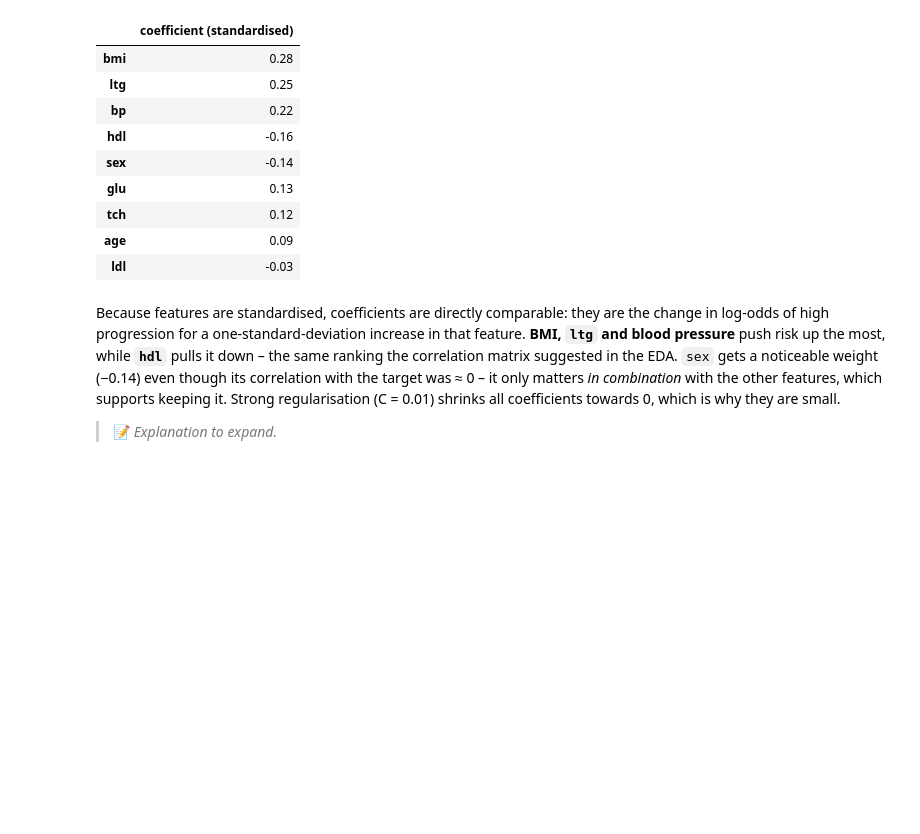
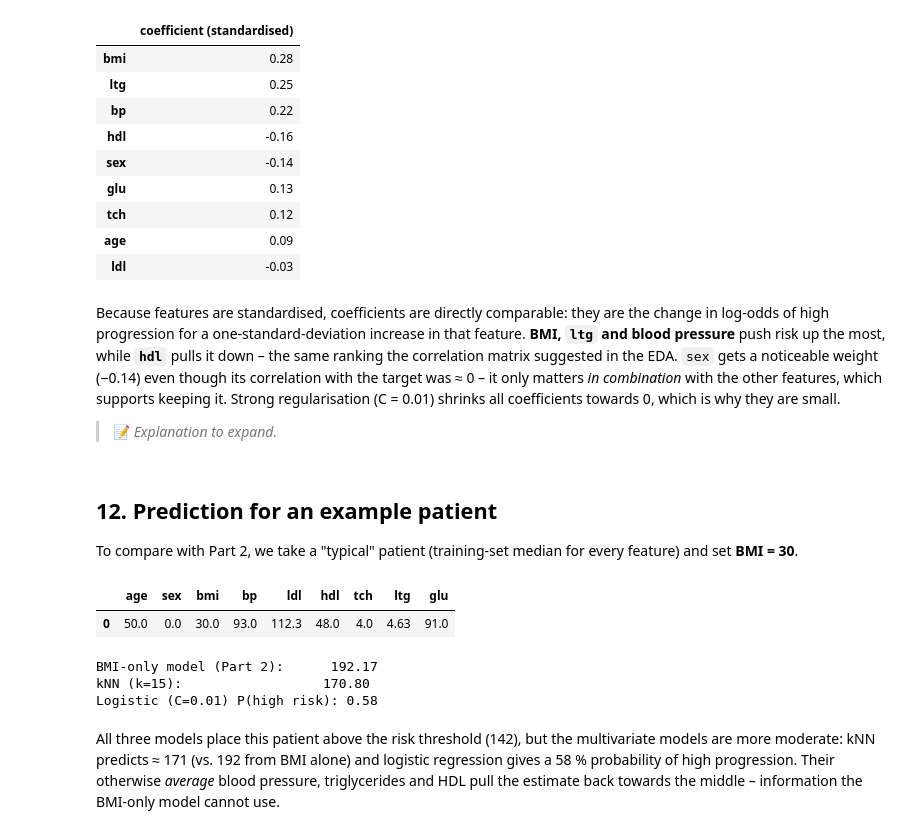
Before and after one commit to Namypark/diabetes-progression-lab2, a Jupyter notebook: lab2_diabetes.ipynb, the cells around one changed output. Drawn from its saved outputs; the diff is of its cells as text; code cells hidden in the pictures; blank space fills up the shorter version.

Commit message:
Part 3 step 12: example prediction

```diff
--- a/lab2_diabetes.ipynb
+++ b/lab2_diabetes.ipynb
@@ -1010,3 +1010,27 @@ other features, which supports keeping it. Strong regularisation (C = 0.01) shri
 all coefficients towards 0, which is why they are small.
 
 > 📝 *Explanation to expand.*
+# %% [markdown]
+## 12. Prediction for an example patient
+
+To compare with Part 2, we take a "typical" patient (training-set median for every feature) and set
+**BMI = 30**.
+# %%
+patient = X_train_mv.median().to_frame().T
+patient["bmi"] = 30.0
+display(patient)
+
+print(f"BMI-only model (Part 2):      {best_bmi_model.predict(patient[['bmi']])[0]:.2f}")
+print(f"{best_mv_name}:                  {best_mv_model.predict(patient)[0]:.2f}")
+print(f"{best_log_name} P(high risk): {best_log_model.predict_proba(patient)[0, 1]:.2f}")
+# %% [output]
+|  | age | sex | bmi | bp | ldl | hdl | tch | ltg | glu |
+| 0 | 50.0 | 0.0 | 30.0 | 93.0 | 112.3 | 48.0 | 4.0 | 4.63 | 91.0 |
+BMI-only model (Part 2):      192.17
+kNN (k=15):                  170.80
+Logistic (C=0.01) P(high risk): 0.58
+# %% [markdown]
+All three models place this patient above the risk threshold (142), but the multivariate models are
+more moderate: kNN predicts ≈ 171 (vs. 192 from BMI alone) and logistic regression gives a 58 %
+probability of high progression. Their otherwise *average* blood pressure, triglycerides and HDL pull
+the estimate back towards the middle – information the BMI-only model cannot use.
```
